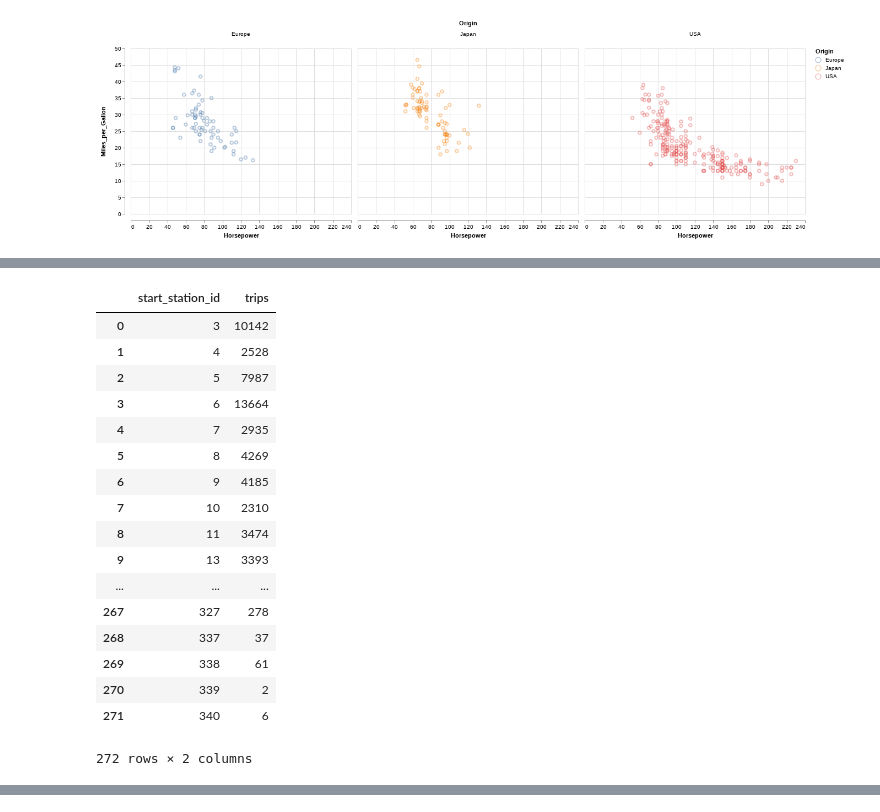
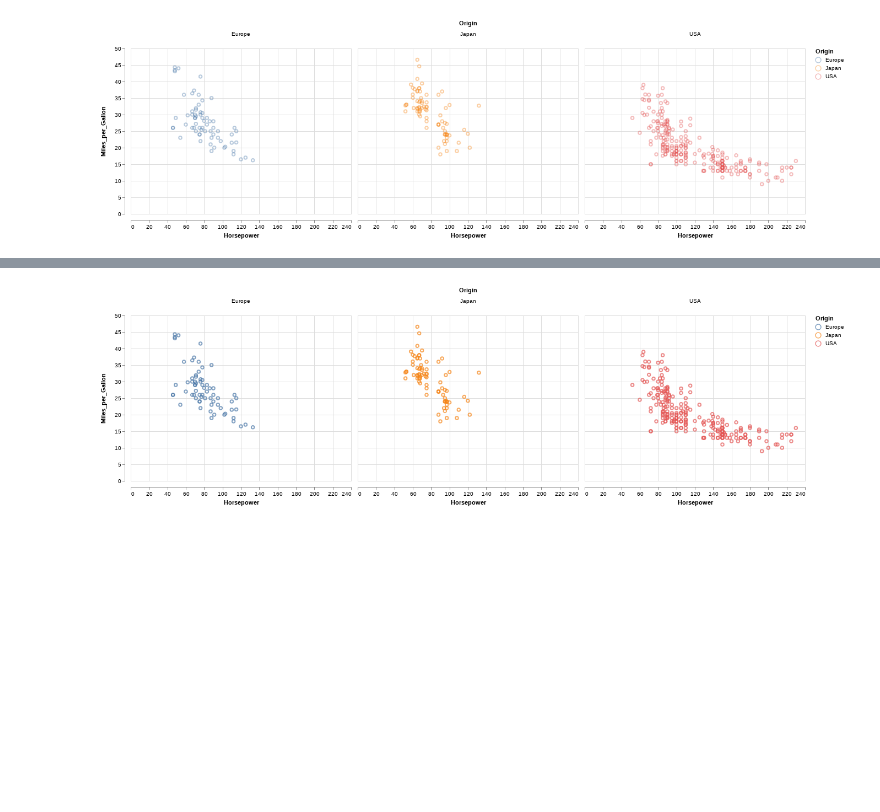
Before and after one commit to jaspajjr/pydata-visualisation, a Jupyter notebook: altair-visualization.ipynb, the cells around one changed output, grey strips where cells are left out. Saved outputs shown, nothing was run; the diff lists cells and outputs as text; code cells hidden in the pictures; blank space fills up the shorter version.

```diff
--- a/altair-visualization.ipynb
+++ b/altair-visualization.ipynb
@@ -120,24 +66,11 @@ df.groupby(['start_station_id', 'end_station_id']) \
-# %%
-df.groupby(['start_station_id']) \
-    .agg('size') \
-    .reset_index() \
-    .rename(columns={0: 'trips'})
-# %% [output]
-|  | start_station_id | trips |
-| 0 | 3 | 10142 |
-| 1 | 4 | 2528 |
-| 2 | 5 | 7987 |
-| 3 | 6 | 13664 |
-| 4 | 7 | 2935 |
-| 5 | 8 | 4269 |
-| 6 | 9 | 4185 |
-| 7 | 10 | 2310 |
-| 8 | 11 | 3474 |
-| 9 | 13 | 3393 |
-| ... | ... | ... |
-| 267 | 327 | 278 |
-| 268 | 337 | 37 |
-| 269 | 338 | 61 |
-| 270 | 339 | 2 |
-| 271 | 340 | 6 |
-272 rows × 2 columns
+# %%
+brush = alt.selection_interval()
+
+alt.Chart(cars).mark_point().encode(
+    x='Horsepower',
+    y='Miles_per_Gallon',
+    color=alt.condition(brush, 'Origin', alt.value('lightgray')),
+).properties(
+    selection=brush
+).facet(column='Origin:N')
+# %% [output]
@@ -143,0 +78 @@ df.groupby(['start_station_id']) \
+[figure, added]
```
Also changed, not shown: parts of 9 cells of this notebook.
